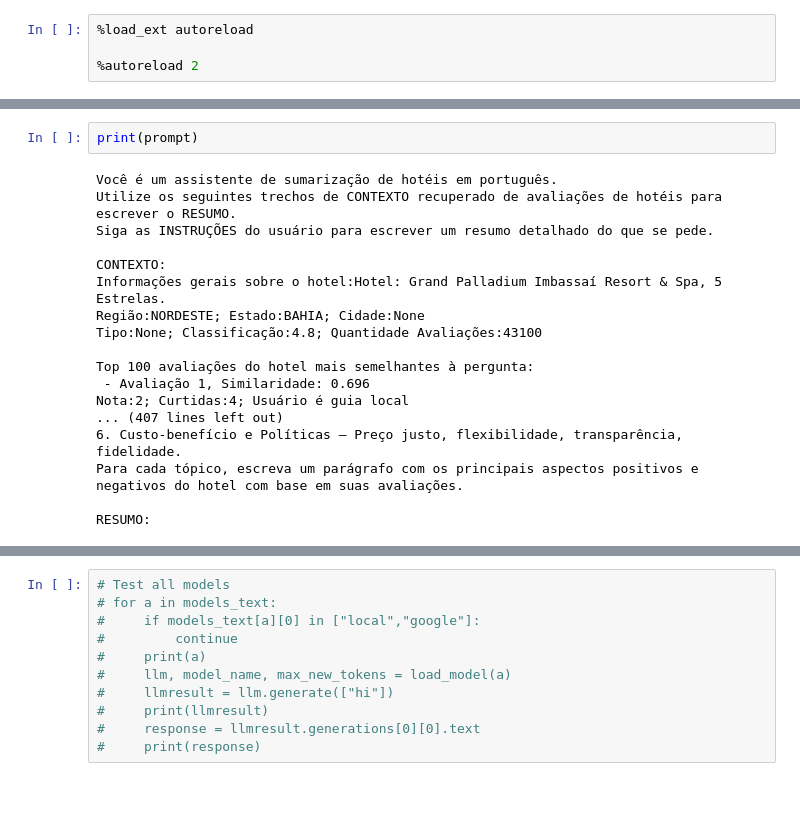
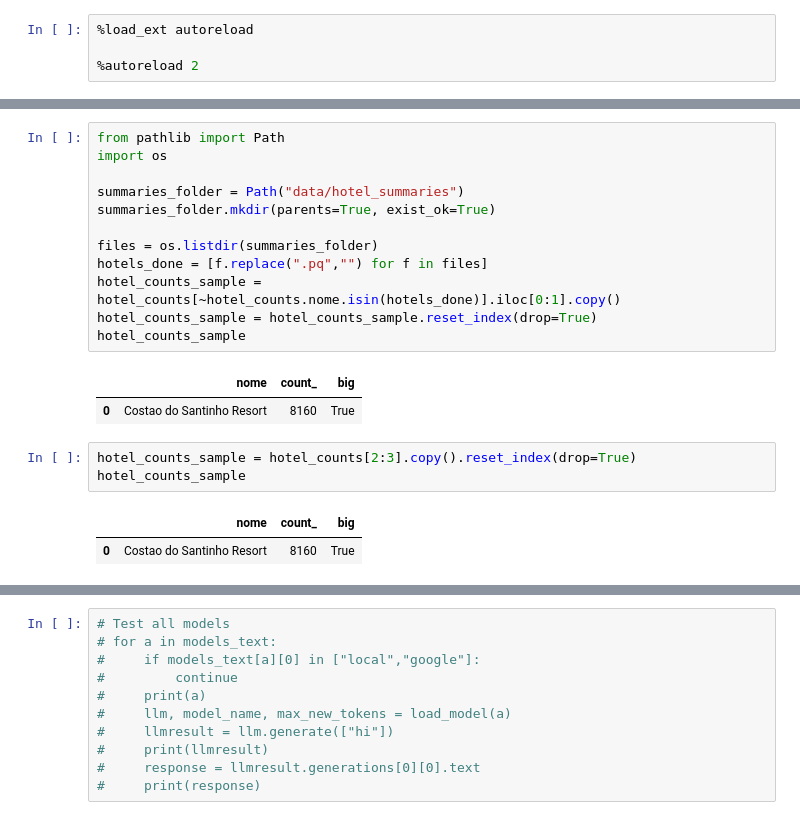
Before and after one commit to brusangues/maps-reviews-api-scraper, a Jupyter notebook: playground.ipynb, the cells around one changed output, grey strips where cells are left out. Saved outputs shown, nothing was run; the diff lists cells and outputs as text; blank space fills up the shorter version.

```diff
--- a/playground.ipynb
+++ b/playground.ipynb
@@ -387,20 +223,21 @@ query_index took: 1.1148626804351807
-# %%
-print(prompt)
-# %% [output]
-Você é um assistente de sumarização de hotéis em português.
-Utilize os seguintes trechos de CONTEXTO recuperado de avaliações de hotéis para escrever o RESUMO.
-Siga as INSTRUÇÕES do usuário para escrever um resumo detalhado do que se pede.
-
-CONTEXTO:
-Informações gerais sobre o hotel:Hotel: Grand Palladium Imbassaí Resort & Spa, 5 Estrelas.
-Região:NORDESTE; Estado:BAHIA; Cidade:None
-Tipo:None; Classificação:4.8; Quantidade Avaliações:43100
-
-Top 100 avaliações do hotel mais semelhantes à pergunta:
- - Avaliação 1, Similaridade: 0.696
-Nota:2; Curtidas:4; Usuário é guia local
-... (407 lines left out)
-6. Custo-benefício e Políticas – Preço justo, flexibilidade, transparência, fidelidade.
-Para cada tópico, escreva um parágrafo com os principais aspectos positivos e negativos do hotel com base em suas avaliações.
-
-RESUMO:
+# %%
+from pathlib import Path
+import os
+
+summaries_folder = Path("data/hotel_summaries")
+summaries_folder.mkdir(parents=True, exist_ok=True)
+
+files = os.listdir(summaries_folder)
+hotels_done = [f.replace(".pq","") for f in files]
+hotel_counts_sample = hotel_counts[~hotel_counts.nome.isin(hotels_done)].iloc[0:1].copy()
+hotel_counts_sample = hotel_counts_sample.reset_index(drop=True)
+hotel_counts_sample
+# %% [output]
+|  | nome | count_ | big |
+| 0 | Costao do Santinho Resort | 8160 | True |
+# %%
+hotel_counts_sample = hotel_counts[2:3].copy().reset_index(drop=True)
+hotel_counts_sample
+# %% [output]
+|  | nome | count_ | big |
+| 0 | Costao do Santinho Resort | 8160 | True |
```
Also changed, not shown: parts of 35 cells of this notebook, 2 other files.
